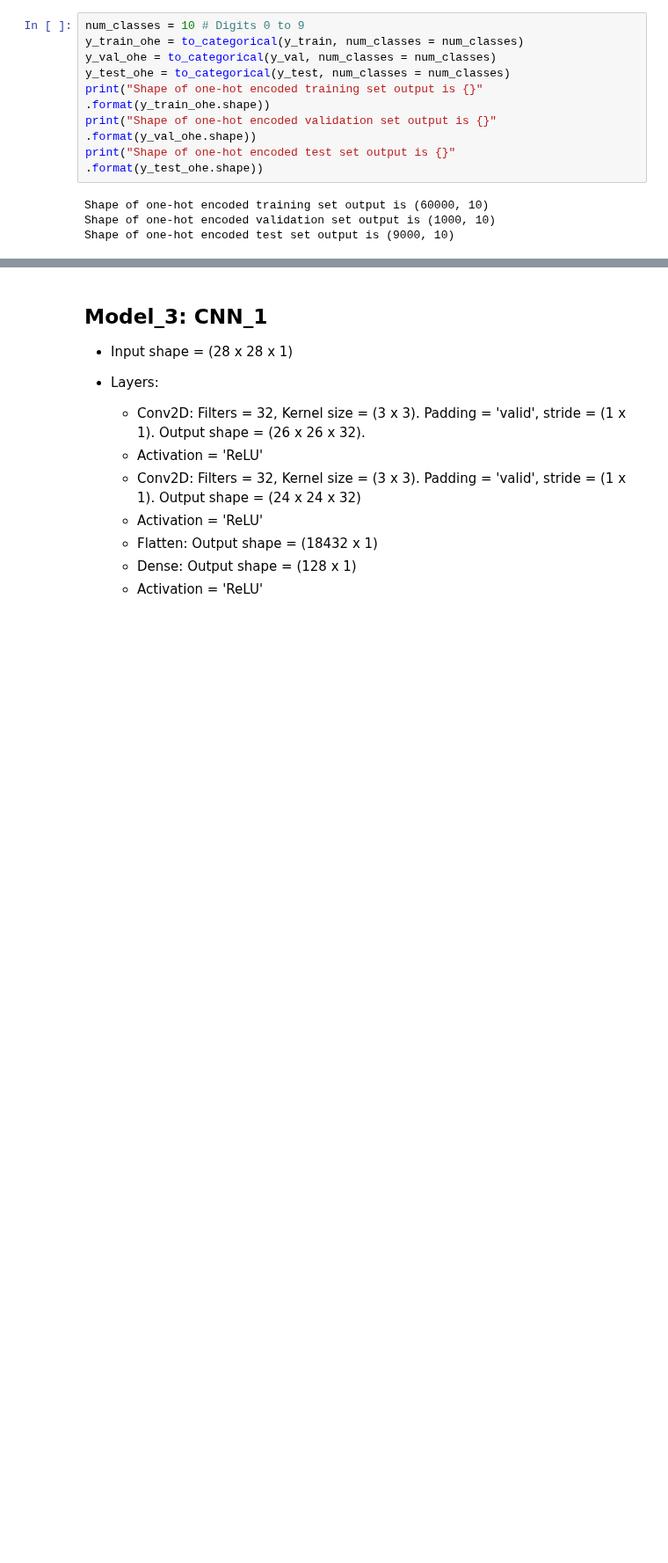
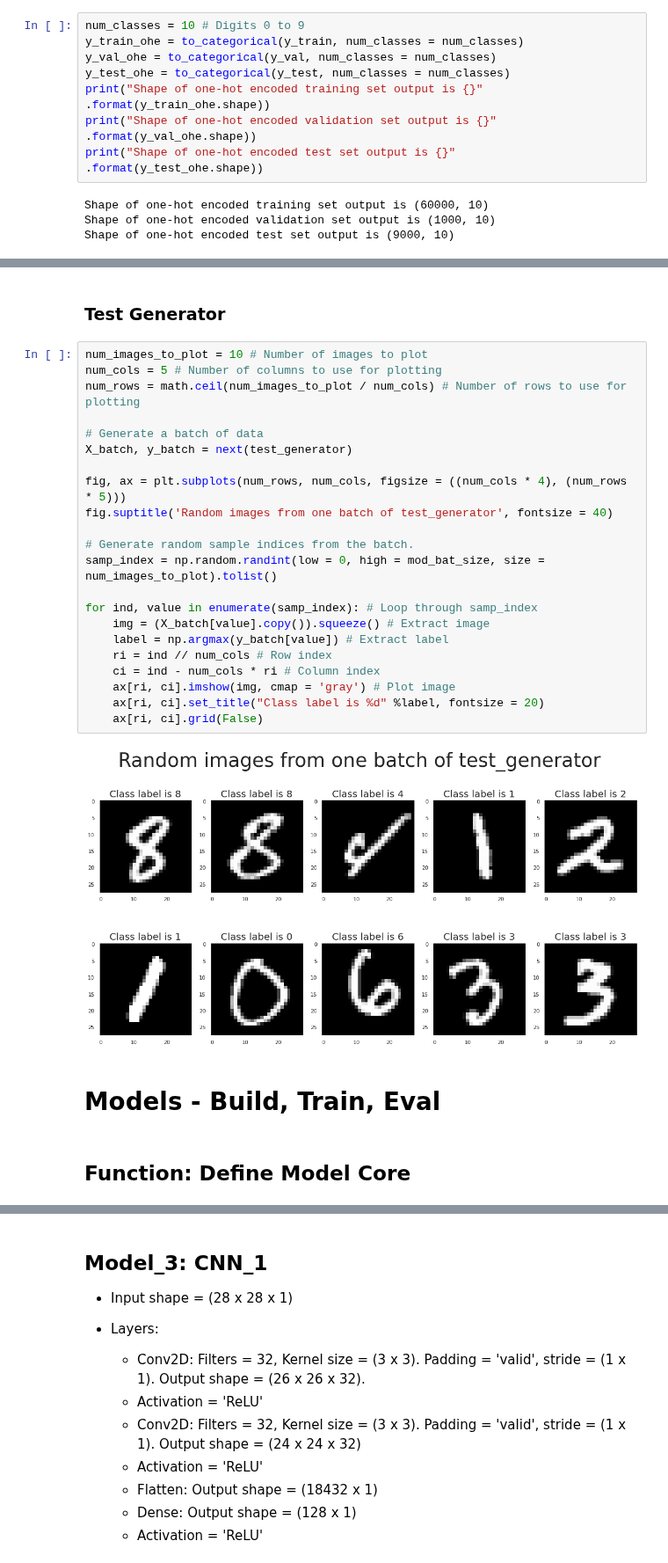
Before and after one commit to suresh-venkate/Code_Repositories, a Jupyter notebook: Deep_Learning/Computer_Vision/Image_Classification/MNIST/MNIST_Classification.ipynb, the cells around one changed output, grey strips where cells are left out. Shown at 88% size. Saved outputs shown, nothing was run; the diff lists cells and outputs as text; blank space fills up the shorter version.

```diff
--- a/Deep_Learning/Computer_Vision/Image_Classification/MNIST/MNIST_Classification.ipynb
+++ b/Deep_Learning/Computer_Vision/Image_Classification/MNIST/MNIST_Classification.ipynb
@@ -992,0 +393,30 @@ Shape of test set data input is (10000, 28, 28, 1)
+# %% [markdown]
+### Test Generator
+# %%
+num_images_to_plot = 10 # Number of images to plot
+num_cols = 5 # Number of columns to use for plotting
+num_rows = math.ceil(num_images_to_plot / num_cols) # Number of rows to use for plotting
+
+# Generate a batch of data
+X_batch, y_batch = next(test_generator)
+
+fig, ax = plt.subplots(num_rows, num_cols, figsize = ((num_cols * 4), (num_rows * 5)))
+fig.suptitle('Random images from one batch of test_generator', fontsize = 40)
+
+# Generate random sample indices from the batch.
+samp_index = np.random.randint(low = 0, high = mod_bat_size, size = num_images_to_plot).tolist()
+
+for ind, value in enumerate(samp_index): # Loop through samp_index
+    img = (X_batch[value].copy()).squeeze() # Extract image
+    label = np.argmax(y_batch[value]) # Extract label
+    ri = ind // num_cols # Row index
+    ci = ind - num_cols * ri # Column index
+    ax[ri, ci].imshow(img, cmap = 'gray') # Plot image
+    ax[ri, ci].set_title("Class label is %d" %label, fontsize = 20)
+    ax[ri, ci].grid(False)
+# %% [output]
+[figure, added]
+# %% [markdown]
+# Models - Build, Train, Eval
+# %% [markdown]
+## Function: Define Model Core
```
Also changed, not shown: parts of 83 cells of this notebook.
